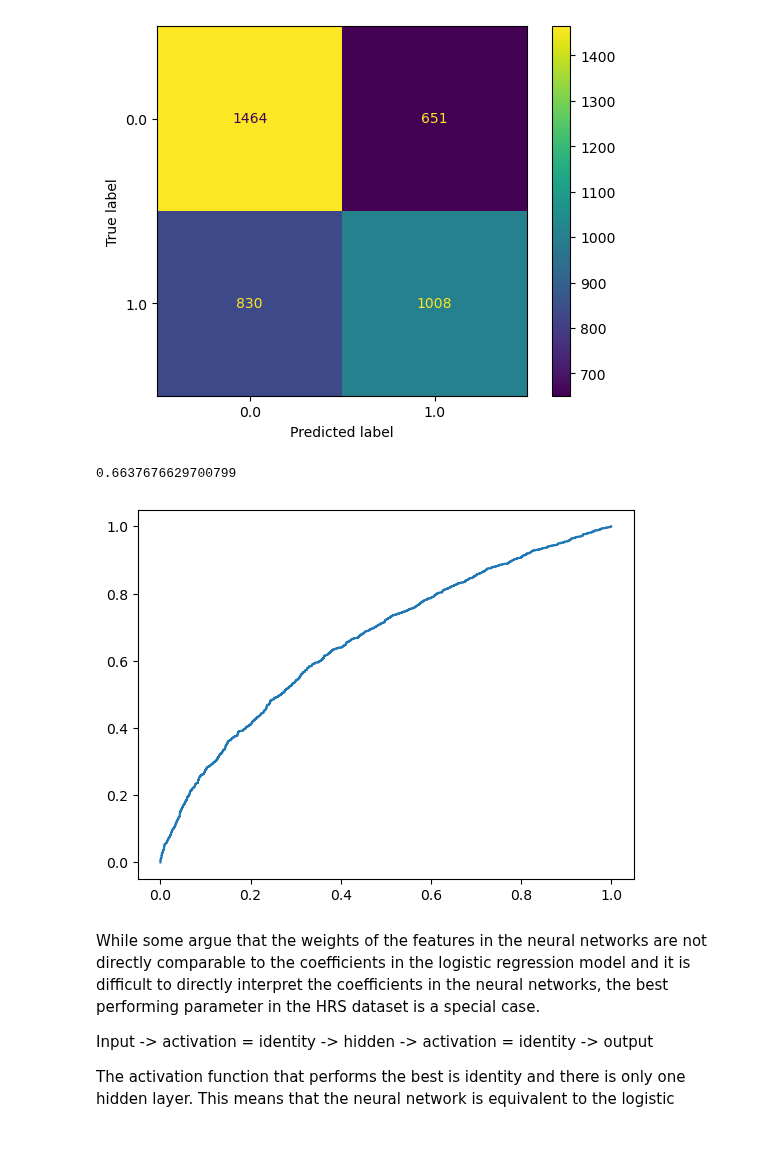
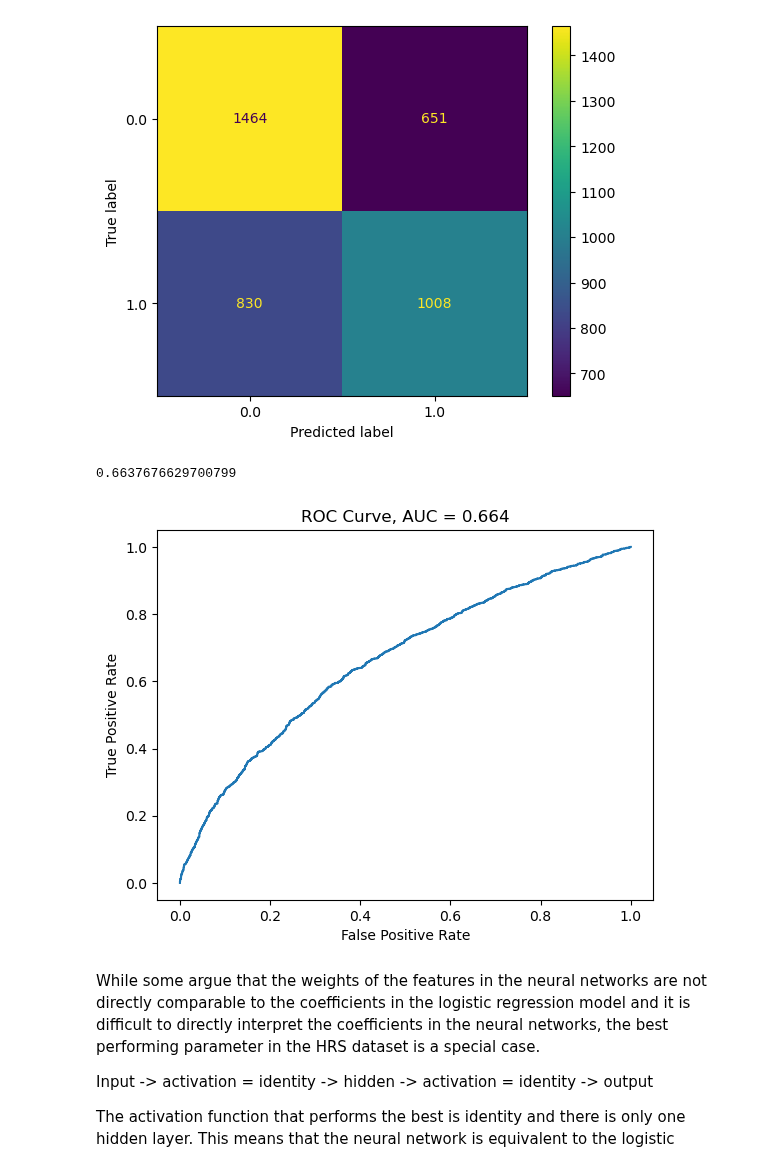
Before and after one commit to yiang-li/Predicting-Mortality-Machine-Learning, a Jupyter notebook: code_hrs.ipynb, the cells around one changed output. Saved outputs shown, nothing was run; the diff lists cells and outputs as text; code cells hidden in the pictures; blank space fills up the shorter version.

```diff
--- a/code_hrs.ipynb
+++ b/code_hrs.ipynb
@@ -854,15 +857,18 @@ disp.plot()
 # %%
 # Predict the probability of the test set
 y_proba = pd.DataFrame(clf_e_nn1.predict_proba(X_test)[:, 1], columns=["deceased"])
 # Plot the ROC curve
 curve = metrics.roc_curve(y_test, y_proba)
 # Print the AUC score
 print(metrics.roc_auc_score(y_test, y_proba))
 plt.plot(curve[0], curve[1])
+plt.title("ROC Curve, AUC = 0.664")
+plt.xlabel("False Positive Rate")
+plt.ylabel("True Positive Rate")
 plt.show()
 # %% [output]
 0.6637676629700799
-[figure, old version]
+[figure, new version]
 # %% [markdown]
 While some argue that the weights of the features in the neural networks are not directly comparable to the coefficients in the logistic regression model and it is difficult to directly interpret the coefficients in the neural networks, the best performing parameter in the HRS dataset is a special case.
 
```
Also changed, not shown: parts of 6 cells of this notebook, 3 other files.
